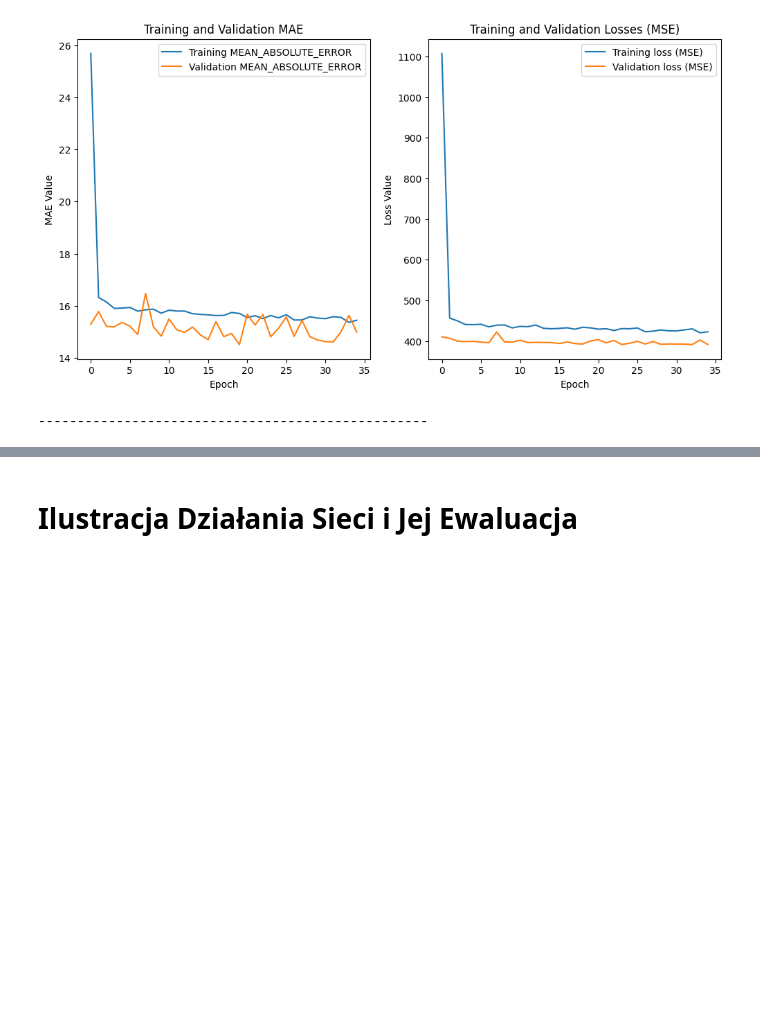
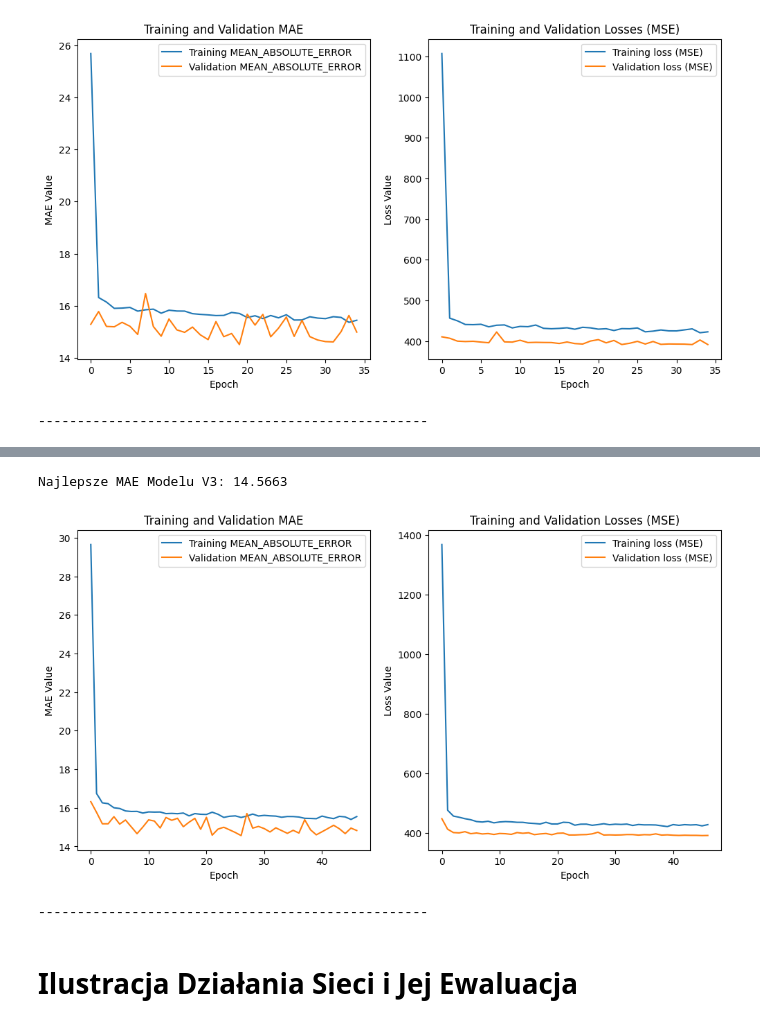
Before and after one commit to wiktoriaszmidt/lecture1, a Jupyter notebook: Untitled8.ipynb, the cells around one changed output, grey strips where cells are left out. Drawn from its saved outputs; the diff is of its cells as text; code cells hidden in the pictures; blank space fills up the shorter version.

```diff
--- a/Untitled8.ipynb
+++ b/Untitled8.ipynb
@@ -302,0 +318,23 @@ Najlepsze MAE Modelu V2: 14.5113
+# %%
+# Definicja Optymalizatora z dostrojoną Szybkością Uczenia (Learning Rate)
+opt_v3 = tf.keras.optimizers.Adam(learning_rate=0.0005)
+# %%
+# Budowa Sieci Neuronowej V3 (Architektura V2 + Regularyzacja L2)
+model_v3 = tf.keras.models.Sequential([
+    tf.keras.layers.Input(shape=(input_shape,)),
+    # Regularyzacja L2 w warstwach ukrytych
+    tf.keras.layers.Dense(128, activation='relu', kernel_regularizer=regularizers.l2(0.001)),
+    tf.keras.layers.Dropout(0.2),
+    tf.keras.layers.Dense(64, activation='relu', kernel_regularizer=regularizers.l2(0.001)),
+    tf.keras.layers.Dropout(0.2),
+    tf.keras.layers.Dense(32, activation='relu', kernel_regularizer=regularizers.l2(0.001)),
+    tf.keras.layers.Dense(1) # Warstwa wyjściowa
+])
+# %%
+# Konfiguracja Sieci Neuronowej V3
+model_v3.compile(optimizer=opt_v3,
+                 loss='mean_squared_error',
+                 metrics=['mean_absolute_error'])
+
+print("\nModel V3 Summary:")
+model_v3.summary()
@@ -302,0 +362,10 @@ Najlepsze MAE Modelu V2: 14.5113
+# %%
+# Trening Modelu V3
+history_v3 = model_v3.fit(
+    X_train_processed,
+    y_train,
+    epochs=300,
+    validation_data=(X_test_processed, y_test),
+    batch_size=32,
+    callbacks=[early_stopping_v3]
+)
@@ -303,3 +390,14 @@ Najlepsze MAE Modelu V2: 14.5113
+# %%
+# Ewaluacja
+loss_v3, mae_v3 = model_v3.evaluate(X_test_processed, y_test, verbose=0)
+print(f"\nNajlepsze MAE Modelu V3: {mae_v3:.4f}")
+
+Show_history(history_v3, len(history_v3.history['loss']))
+print("-" * 50)
+# %% [output]
+Najlepsze MAE Modelu V3: 14.5663
+[figure, added]
+--------------------------------------------------
 # %% [markdown]
 # Ilustracja Działania Sieci i Jej Ewaluacja
 # %%
```
Also changed, not shown: parts of 5 cells of this notebook.
